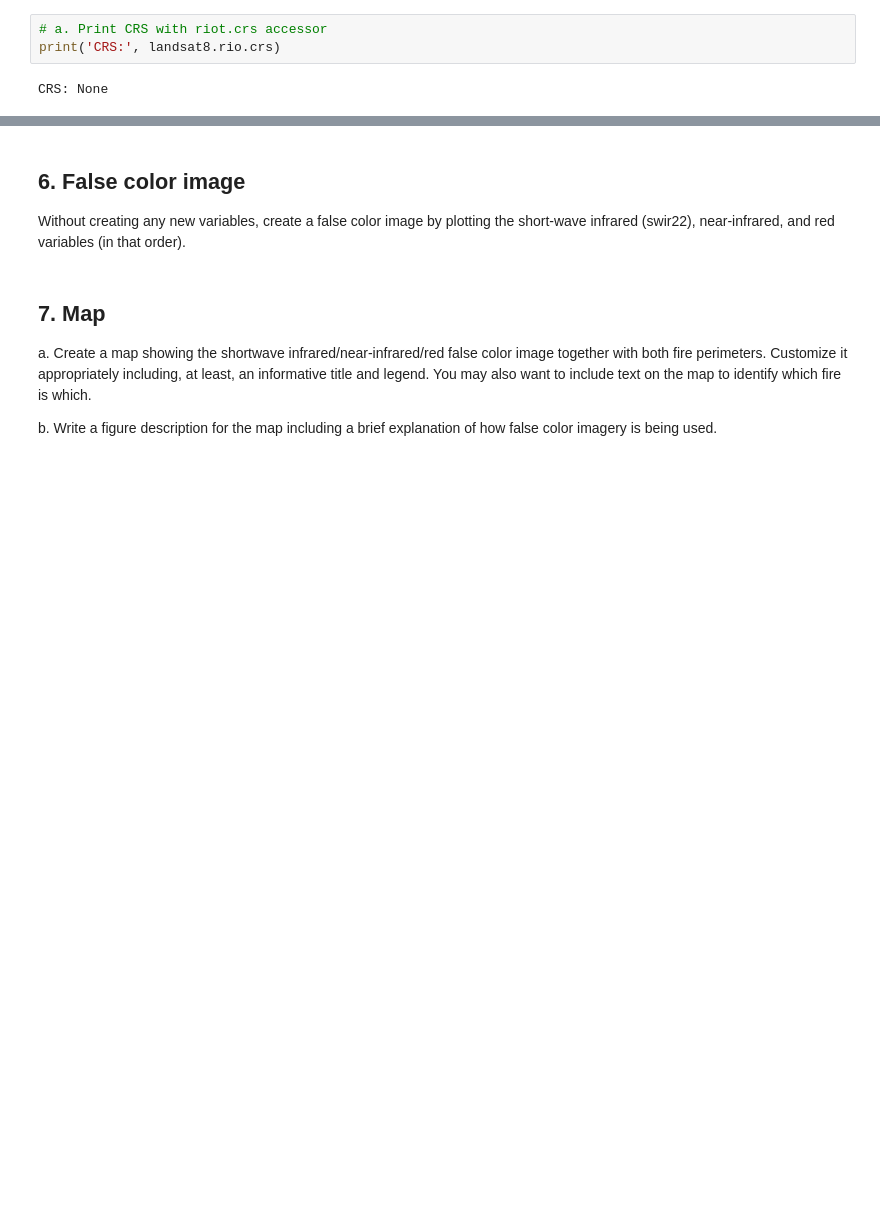
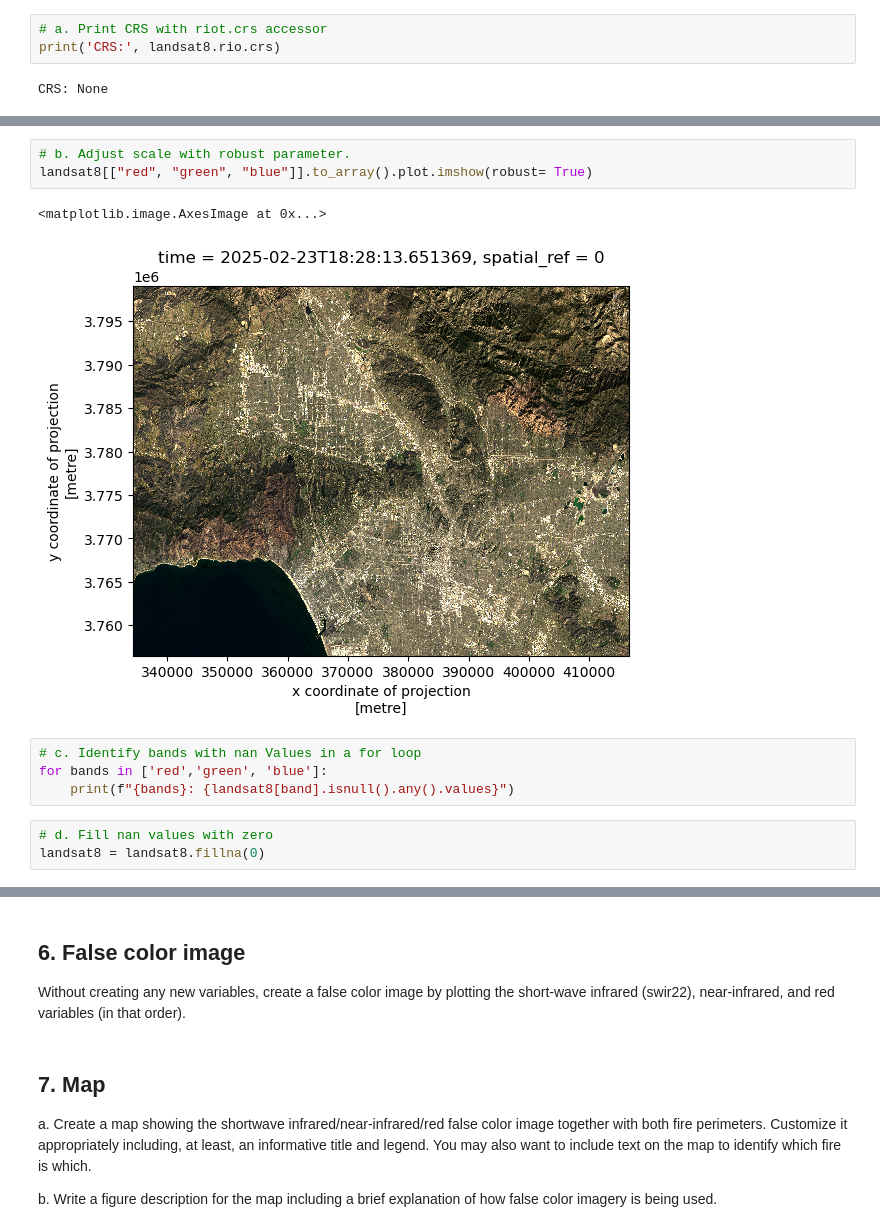
Before and after one commit to IIDonaji/eds220-hwk4, a Jupyter notebook: hwk4-task2-false-color-Medrano.ipynb, the cells around one changed output, grey strips where cells are left out. Cells and saved outputs as stored; diff of their text form; blank space fills up the shorter version.

```diff
--- a/hwk4-task2-false-color-Medrano.ipynb
+++ b/hwk4-task2-false-color-Medrano.ipynb
@@ -197,0 +215,13 @@ f. In a markdown cell write a brief explanation comparing the ouputs for parts (
+# %%
+# b. Adjust scale with robust parameter.
+landsat8[["red", "green", "blue"]].to_array().plot.imshow(robust= True)
+# %% [output]
+<matplotlib.image.AxesImage at 0x...>
+[figure, added]
+# %%
+# c. Identify bands with nan Values in a for loop
+for bands in ['red','green', 'blue']:
+    print(f"{bands}: {landsat8[band].isnull().any().values}")
+# %%
+# d. Fill nan values with zero
+landsat8 = landsat8.fillna(0)
```
Also changed, not shown: parts of 8 cells of this notebook.
